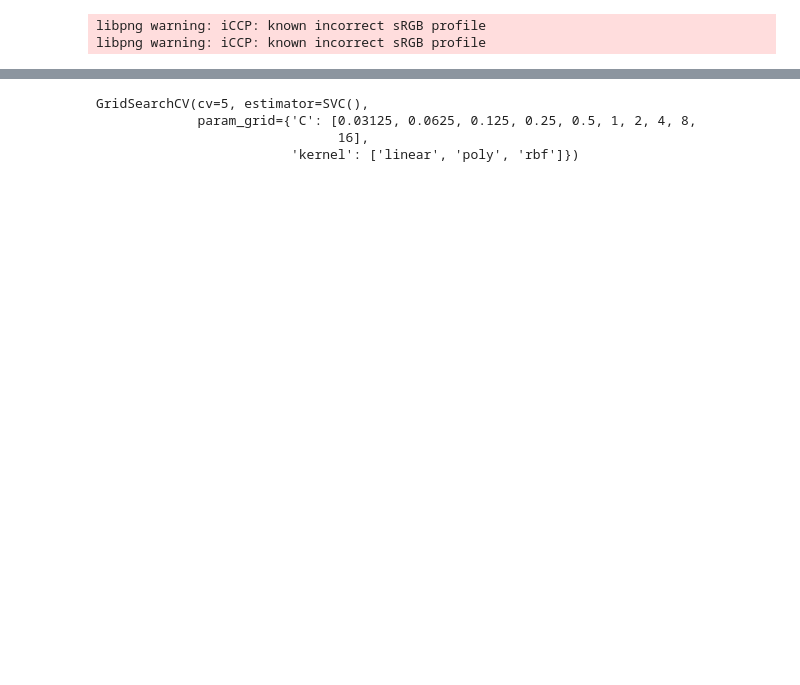
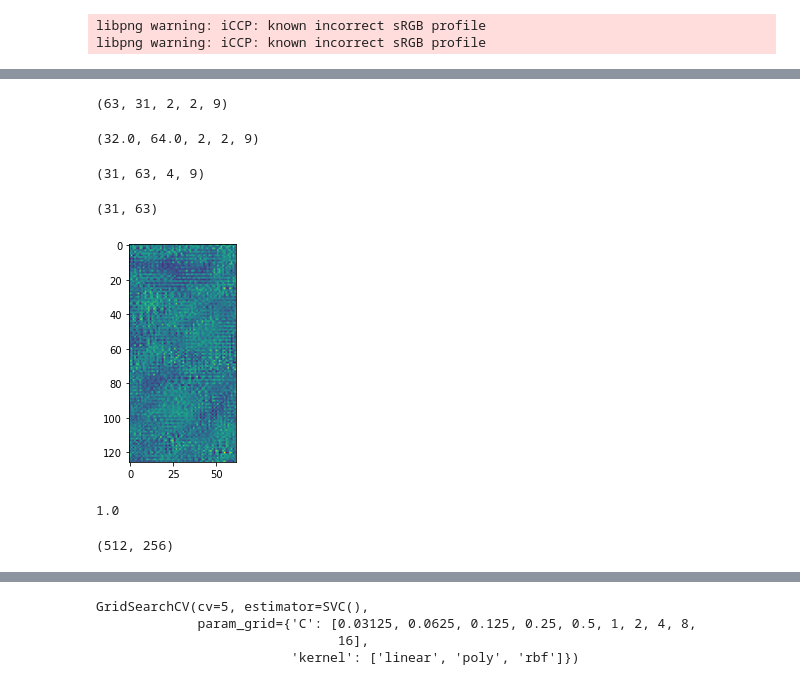
Before and after one commit to MahdiRahbar/Comic_Book_Classification, a Jupyter notebook: classifier_prototype.ipynb, the cells around one changed output, grey strips where cells are left out. Saved outputs shown, nothing was run; the diff lists cells and outputs as text; code cells hidden in the pictures; blank space fills up the shorter version.

```diff
--- a/classifier_prototype.ipynb
+++ b/classifier_prototype.ipynb
@@ -43,7 +54,7 @@ np.random.shuffle(image_data)
 image_paths, labels = zip(*image_data)
 # %%
 des_list=[]
-hog = cv2.HOGDescriptor()
+# hog = cv2.HOGDescriptor()
 
 # https://stackoverflow.com/questions/44972099/opencv-hog-features-explanation
 # https://answers.opencv.org/question/86023/what-is-the-hog-descriptors-shape/
@@ -53,11 +64,20 @@ for path in image_paths:
     img = cv2.imread(path)
     resized_image = []
     for i in range(3):
-        resized_image.append(cv2.resize(img[:,:,i], (128,64)))
-    resized_image = np.array(resized_image).reshape(128,64,3)
+        resized_image.append(cv2.resize(img[:,:,i], (256,512)))
+#     resized_image = np.array(resized_image).reshape(128,64,3)
+    resized_image = np.transpose(np.array(resized_image), (1, 2, 0))
     #creating hog features
-    descriptor = hog.compute(resized_image)
+    descriptor, hog_image = hog(resized_image, orientations=9, pixels_per_cell=(8, 8),
+                    cells_per_block=(2, 2), visualize=True,channel_axis = -1,feature_vector= False)
+#     descriptor = hog.compute(resized_image)
     des_list.append((path,np.array(descriptor)))
 # %% [output]
 libpng warning: iCCP: known incorrect sRGB profile
 libpng warning: iCCP: known incorrect sRGB profile
+# %%
+img = cv2.imread(path)
+resized_image = []
+for i in range(3):
+    resized_image.append(cv2.resize(img[:,:,i], (256,512)))
+resized_image = np.transpose(np.array(resized_image), (1, 2, 0))# .reshape(512,256,3)
@@ -63,0 +94,36 @@ libpng warning: iCCP: known incorrect sRGB profile
+# %%
+fd, hog_image = hog(resized_image, orientations=9, pixels_per_cell=(8, 8),
+                    cells_per_block=(2, 2), visualize=True,channel_axis = -1,feature_vector= False)
+# %%
+fd.shape
+# %% [output]
+(63, 31, 2, 2, 9)
+# %%
+# n_blocks_row, n_blocks_col, n_cells_row, n_cells_col, n_orient
+
+256/8,512/8,2,2,9
+# %% [output]
+(32.0, 64.0, 2, 2, 9)
+# %%
+fd.reshape(31, 63, 4, -1).shape #.shape
+# %% [output]
+(31, 63, 4, 9)
+# %%
+np.mean(np.mean(fd.reshape(31, 63, 4, -1),axis =-1),axis =-1).shape
+# %% [output]
+(31, 63)
+# %%
+
+#Show the image with matplotlib
+plt.imshow(fd.reshape(126, 62, -1).mean(axis=-1))
+plt.show()
+# %% [output]
+[figure, added]
+# %%
+70308/9/4/63/31
+# %% [output]
+1.0
+# %%
+hog_image.shape
+# %% [output]
+(512, 256)
```
Also changed, not shown: parts of 24 cells of this notebook.
